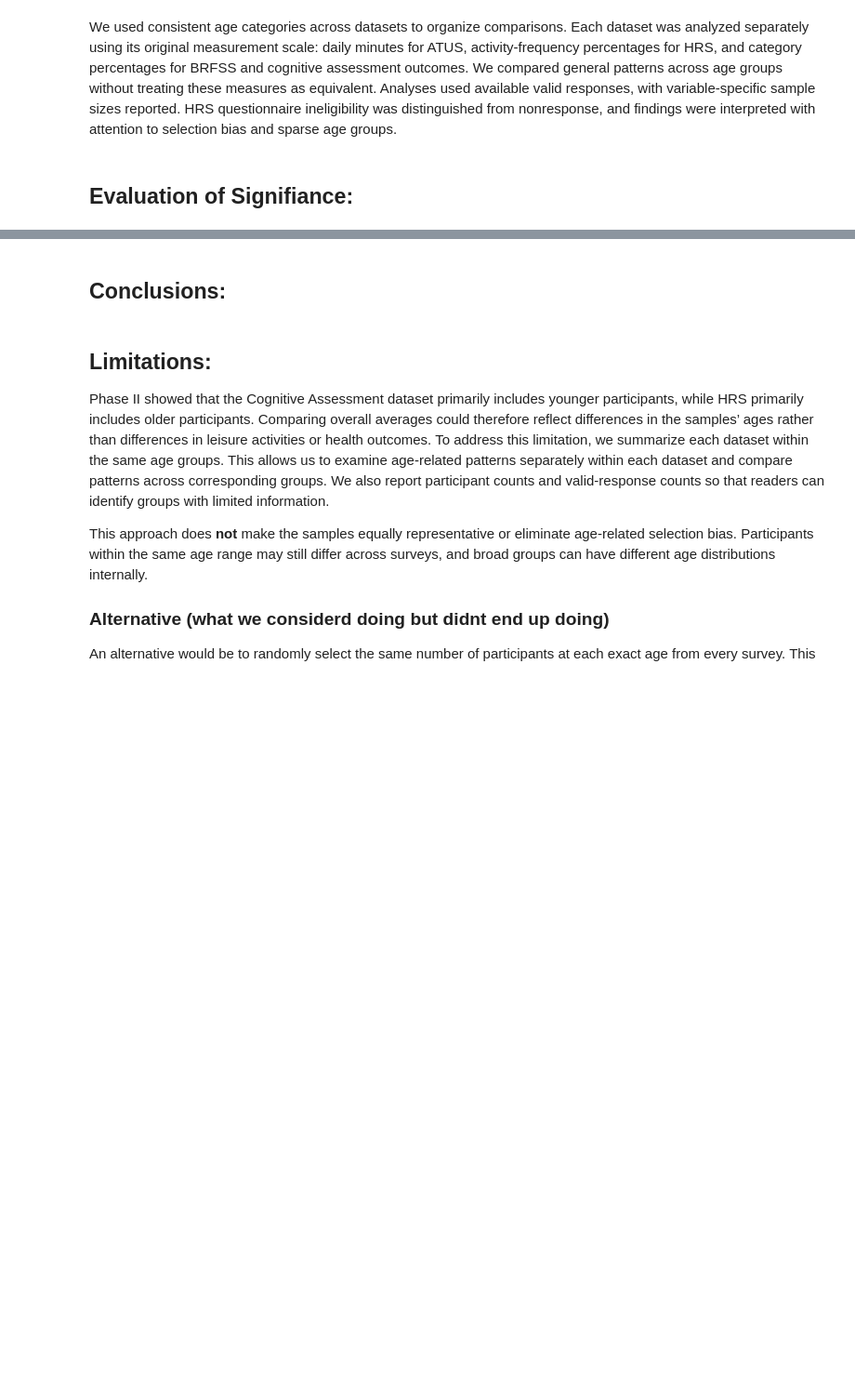
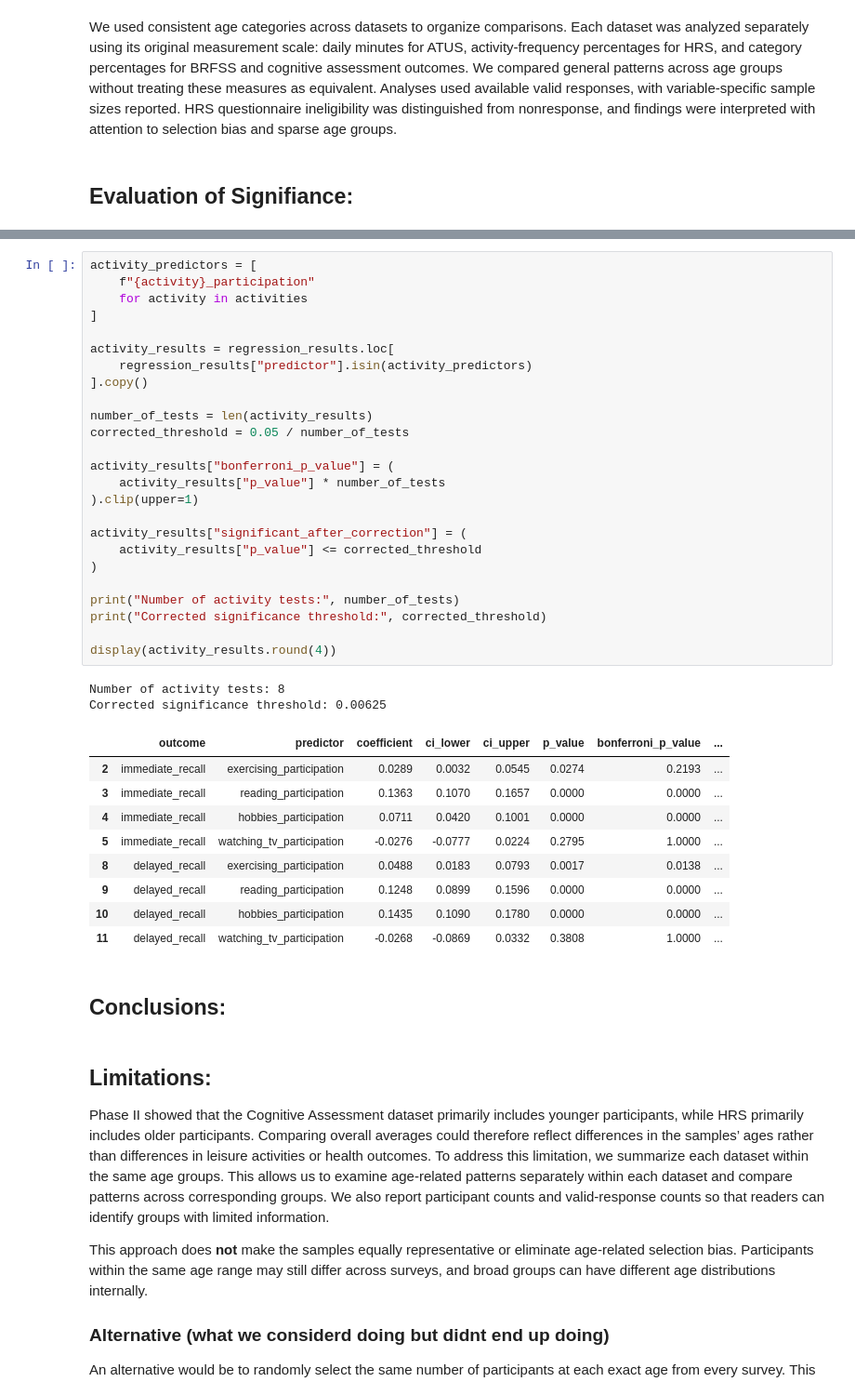
Before and after one commit to rem388/DataSciProject, a Jupyter notebook: Phase3.ipynb, the cells around one changed output, grey strips where cells are left out. Shown at 93% size. Saved outputs shown, nothing was run; the diff lists cells and outputs as text; blank space fills up the shorter version.

Commit message:
VERY rough regression analysis

```diff
--- a/Phase3.ipynb
+++ b/Phase3.ipynb
@@ -423,3 +654,40 @@ We used consistent age categories across datasets to organize comparisons. Each
+# %%
+activity_predictors = [
+    f"{activity}_participation"
+    for activity in activities
+]
+
+activity_results = regression_results.loc[
+    regression_results["predictor"].isin(activity_predictors)
+].copy()
+
+number_of_tests = len(activity_results)
+corrected_threshold = 0.05 / number_of_tests
+
+activity_results["bonferroni_p_value"] = (
+    activity_results["p_value"] * number_of_tests
+).clip(upper=1)
+
+activity_results["significant_after_correction"] = (
+    activity_results["p_value"] <= corrected_threshold
+)
+
+print("Number of activity tests:", number_of_tests)
+print("Corrected significance threshold:", corrected_threshold)
+
+display(activity_results.round(4))
+# %% [output]
+Number of activity tests: 8
+Corrected significance threshold: 0.00625
+|  | outcome | predictor | coefficient | ci_lower | ci_upper | p_value | bonferroni_p_value | ... |
+| 2 | immediate_recall | exercising_participation | 0.0289 | 0.0032 | 0.0545 | 0.0274 | 0.2193 | ... |
+| 3 | immediate_recall | reading_participation | 0.1363 | 0.1070 | 0.1657 | 0.0000 | 0.0000 | ... |
+| 4 | immediate_recall | hobbies_participation | 0.0711 | 0.0420 | 0.1001 | 0.0000 | 0.0000 | ... |
+| 5 | immediate_recall | watching_tv_participation | -0.0276 | -0.0777 | 0.0224 | 0.2795 | 1.0000 | ... |
+| 8 | delayed_recall | exercising_participation | 0.0488 | 0.0183 | 0.0793 | 0.0017 | 0.0138 | ... |
+| 9 | delayed_recall | reading_participation | 0.1248 | 0.0899 | 0.1596 | 0.0000 | 0.0000 | ... |
+| 10 | delayed_recall | hobbies_participation | 0.1435 | 0.1090 | 0.1780 | 0.0000 | 0.0000 | ... |
+| 11 | delayed_recall | watching_tv_participation | -0.0268 | -0.0869 | 0.0332 | 0.3808 | 1.0000 | ... |
 # %% [markdown]
 ## **Conclusions:**
 # %% [markdown]
```
Also changed, not shown: parts of 7 cells of this notebook, 4 other files.
